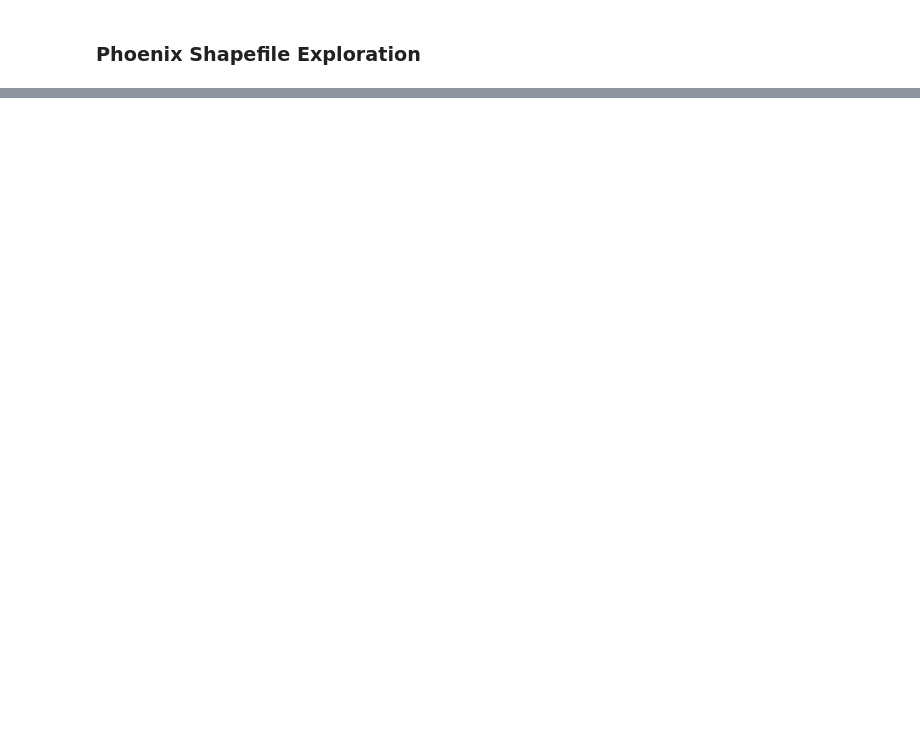
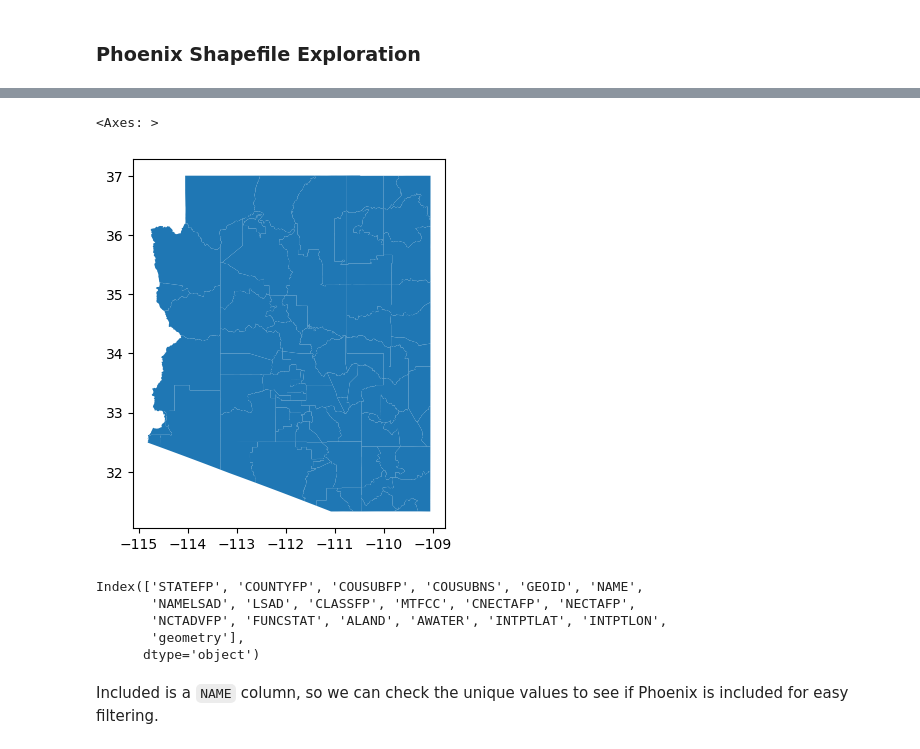
Before and after one commit to imsibaja/bii-phx, a Jupyter notebook: bii-phx.ipynb, the cells around one changed output, grey strips where cells are left out. Saved outputs shown, nothing was run; the diff lists cells and outputs as text; code cells hidden in the pictures; blank space fills up the shorter version.

```diff
--- a/bii-phx.ipynb
+++ b/bii-phx.ipynb
@@ -145,0 +113,17 @@ phx_2020_total_area = phx_clip_2020.sum().item()
+# %%
+# View Arizona shapefile
+az_shp.plot()
+# %% [output]
+<Axes: >
+[figure, added]
+# %%
+# View columns
+az_shp.columns
+# %% [output]
+Index(['STATEFP', 'COUNTYFP', 'COUSUBFP', 'COUSUBNS', 'GEOID', 'NAME',
+       'NAMELSAD', 'LSAD', 'CLASSFP', 'MTFCC', 'CNECTAFP', 'NECTAFP',
+       'NCTADVFP', 'FUNCSTAT', 'ALAND', 'AWATER', 'INTPTLAT', 'INTPTLON',
+       'geometry'],
+      dtype='object')
+# %% [markdown]
+Included is a `NAME` column, so we can check the unique values to see if Phoenix is included for easy filtering.
```
Also changed, not shown: parts of 50 cells of this notebook.
